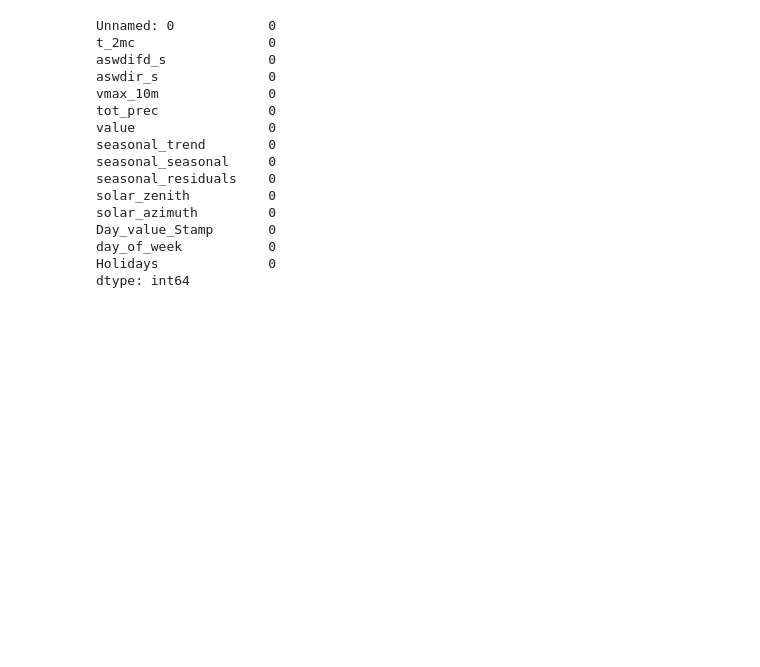
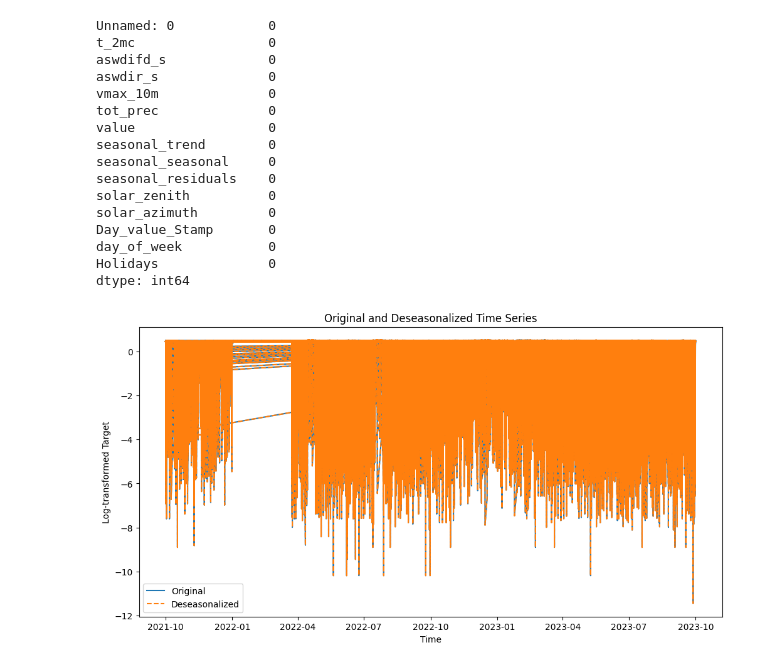
Before and after one commit to MuhammadAliacc/Timeseries-Energy-Data-Forecasting-And-Optimization, a Jupyter notebook: With_Arima_Model.ipynb, the cells around one changed output. Saved outputs shown, nothing was run; the diff lists cells and outputs as text; code cells hidden in the pictures; blank space fills up the shorter version.

```diff
--- a/With_Arima_Model.ipynb
+++ b/With_Arima_Model.ipynb
@@ -25,7 +25,7 @@ from datetime import datetime, timedelta
 import warnings
 warnings.filterwarnings("ignore")
 # %%
-df = pd.read_csv('combined_data.csv', parse_dates=True, index_col='timestamp')
+df = pd.read_csv('E:\TH-Koeln University\Semester 3\Hyperparameter tuning\VS_Code_Files\combined_data.csv', parse_dates=True, index_col='timestamp')
 # %%
 plt.figure(figsize=(10, 6))
 plt.plot(df['value'], label='Log-transformed Target')
@@ -82,17 +82,19 @@ dtype: int64
 # %%
 import pandas as pd
 from statsmodels.tsa.seasonal import seasonal_decompose
 import matplotlib.pyplot as plt
 
-result = seasonal_decompose(df['log_target'], model='additive', period=12)
+result = seasonal_decompose(df['value'], model='additive', period=12)
 
-deseasonalized_series = df['log_target'] - result.seasonal
+deseasonalized_series = df['value'] - result.seasonal
 
 plt.figure(figsize=(12, 6))
-plt.plot(df['log_target'], label='Original')
+plt.plot(df['value'], label='Original')
 plt.plot(deseasonalized_series, label='Deseasonalized', linestyle='--')
 plt.title('Original and Deseasonalized Time Series')
 plt.xlabel('Time')
 plt.ylabel('Log-transformed Target')
 plt.legend()
 plt.show()
+# %% [output]
+[figure, added]
```
Also changed, not shown: 1 other file.
